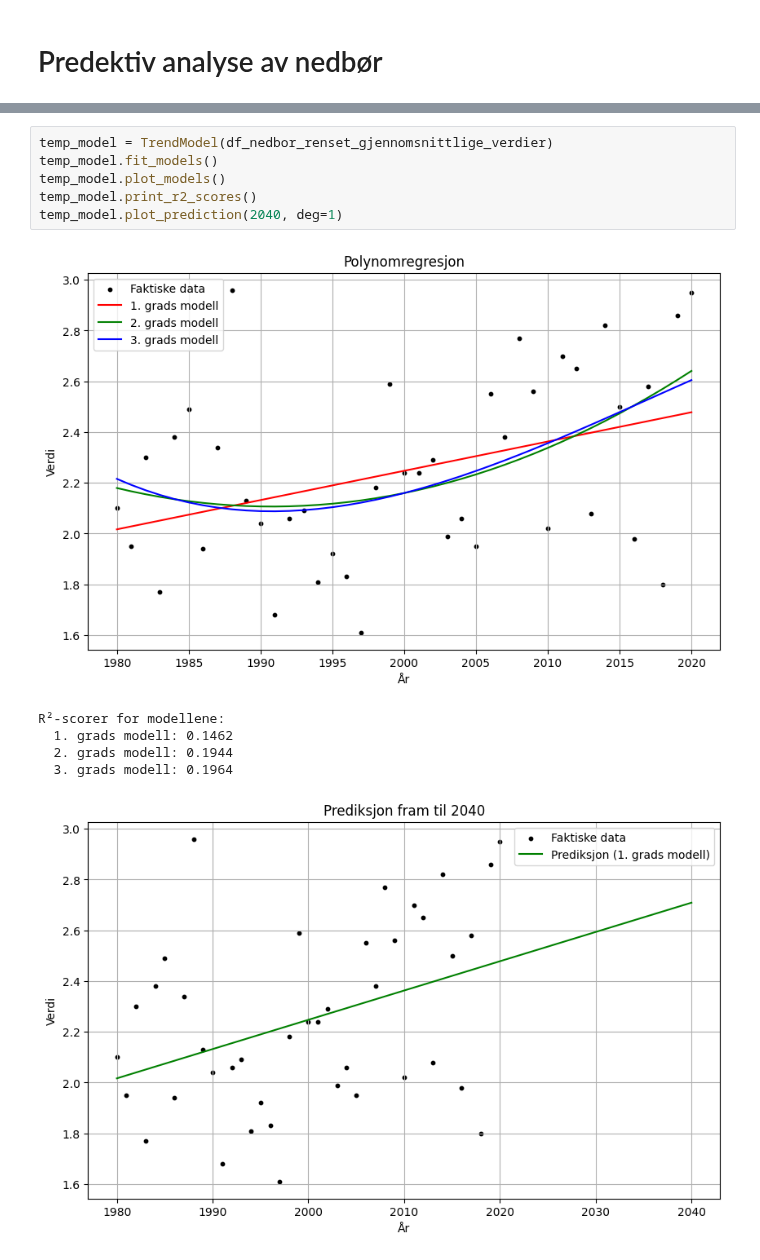
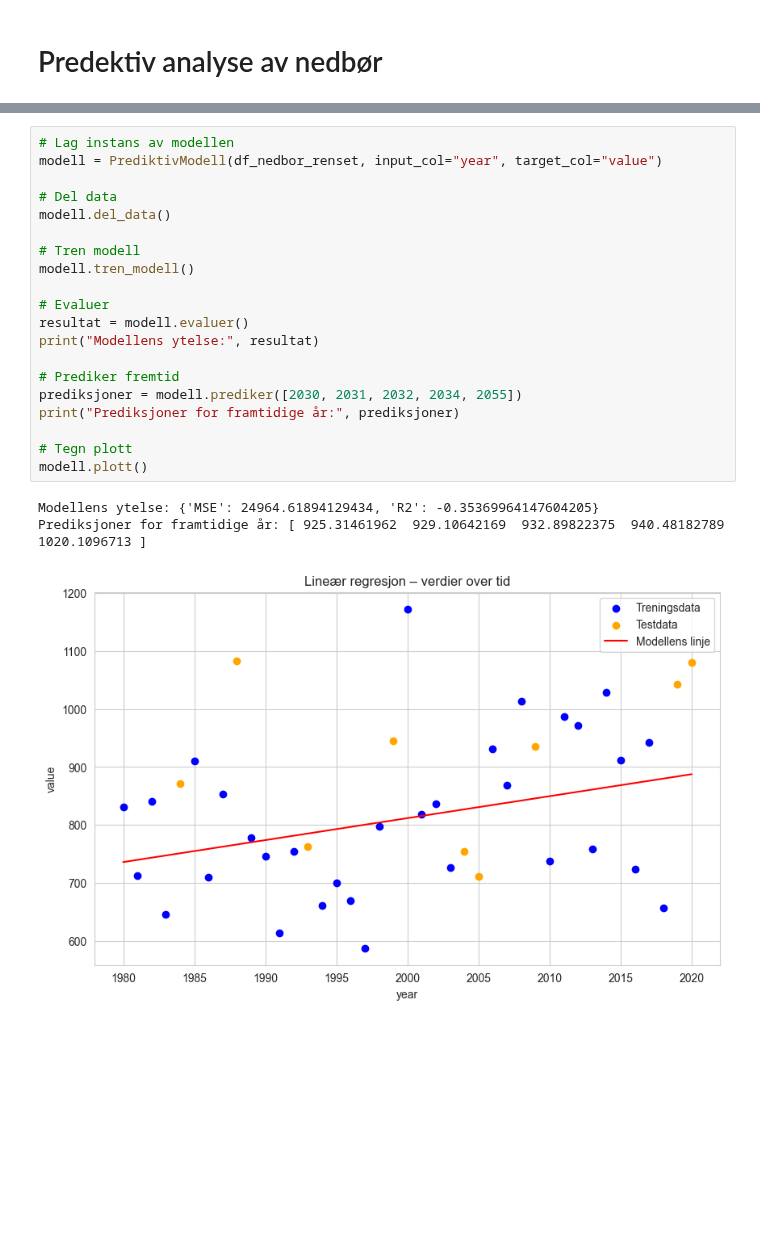
Before and after one commit to hannahnygard/TDT4114-milj.dataanalyse, a Jupyter notebook: proj_environment-main/notebooks/nedbor.ipynb, the cells around one changed output, grey strips where cells are left out. Cells and saved outputs as stored; diff of their text form; blank space fills up the shorter version.

```diff
--- a/proj_environment-main/notebooks/nedbor.ipynb
+++ b/proj_environment-main/notebooks/nedbor.ipynb
@@ -197,13 +187,24 @@ from prediktiv_analyse import TrendModel
-# %%
-temp_model = TrendModel(df_nedbor_renset_gjennomsnittlige_verdier)
-temp_model.fit_models()
-temp_model.plot_models()
-temp_model.print_r2_scores()
-temp_model.plot_prediction(2040, deg=1)
-# %% [output]
-[figure, removed]
-R²-scorer for modellene:
-  1. grads modell: 0.1462
-  2. grads modell: 0.1944
-  3. grads modell: 0.1964
-[figure, removed]
+# %%
+# Lag instans av modellen
+modell = PrediktivModell(df_nedbor_renset, input_col="year", target_col="value")
+
+# Del data
+modell.del_data()
+
+# Tren modell
+modell.tren_modell()
+
+# Evaluer
+resultat = modell.evaluer()
+print("Modellens ytelse:", resultat)
+
+# Prediker fremtid
+prediksjoner = modell.prediker([2030, 2031, 2032, 2034, 2055])
+print("Prediksjoner for framtidige år:", prediksjoner)
+
+# Tegn plott
+modell.plott()
+# %% [output]
+Modellens ytelse: {'MSE': 24964.61894129434, 'R2': -0.35369964147604205}
+Prediksjoner for framtidige år: [ 925.31461962  929.10642169  932.89822375  940.48182789 1020.1096713 ]
+[figure, added]
```
Also changed, not shown: parts of 13 cells of this notebook, 5 other files.
